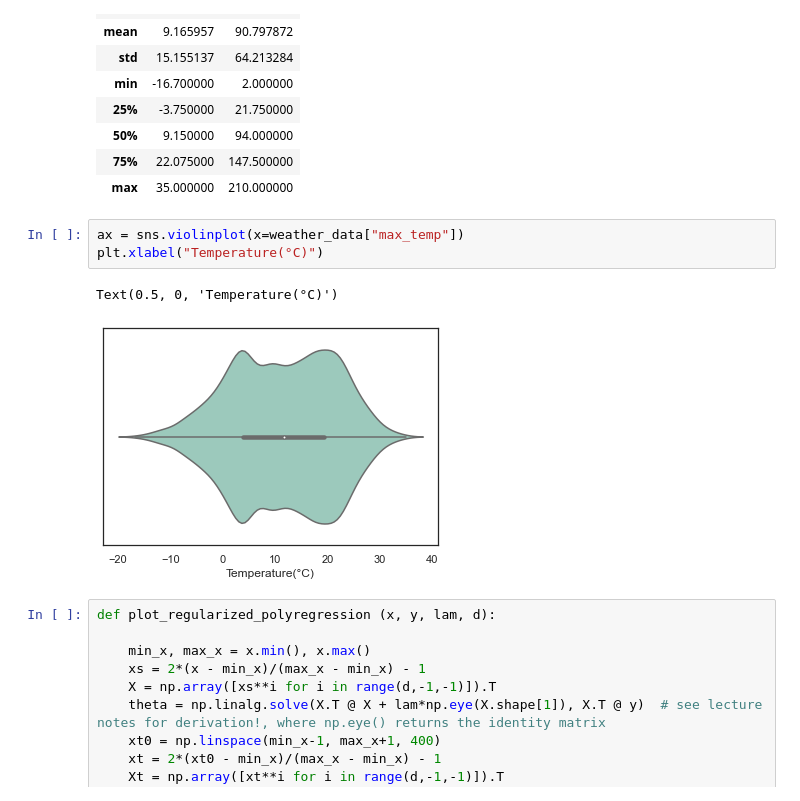
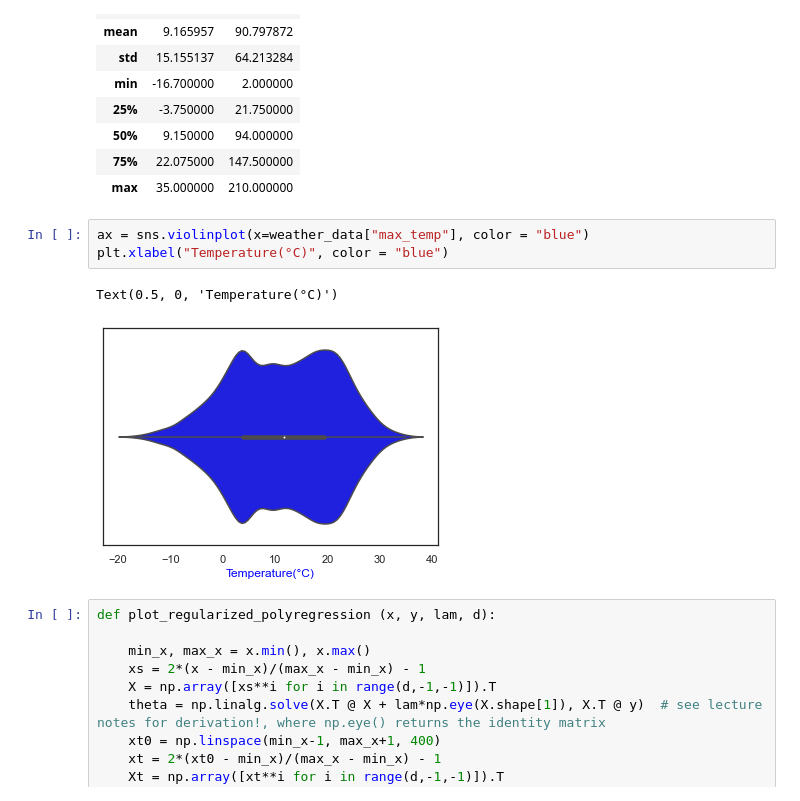
Before and after one commit to NiklasNesseler/ProjectNotFound, a Jupyter notebook: DSML_GroupProject_Boston2017.ipynb, the cells around one changed output. Cells and saved outputs as stored; diff of their text form.

```diff
--- a/DSML_GroupProject_Boston2017.ipynb
+++ b/DSML_GroupProject_Boston2017.ipynb
@@ -864,11 +864,11 @@ memory usage: 1.6 KB
 | 75% | 22.075000 | 147.500000 |
 | max | 35.000000 | 210.000000 |
 # %%
-ax = sns.violinplot(x=weather_data["max_temp"])
-plt.xlabel("Temperature(°C)")
+ax = sns.violinplot(x=weather_data["max_temp"], color = "blue")
+plt.xlabel("Temperature(°C)", color = "blue")
 # %% [output]
 Text(0.5, 0, 'Temperature(°C)')
-[figure, old version]
+[figure, new version]
 # %%
 def plot_regularized_polyregression (x, y, lam, d):
 
```
Also changed, not shown: parts of 17 cells of this notebook.
